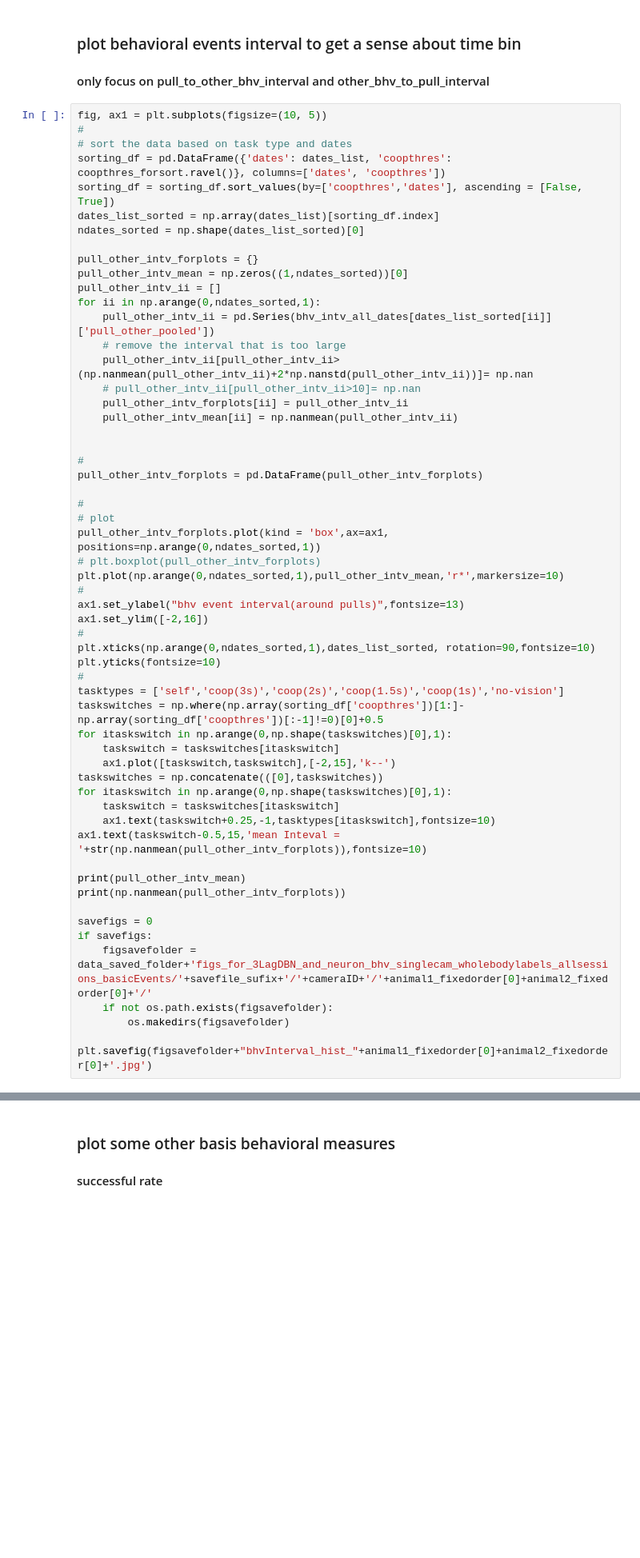
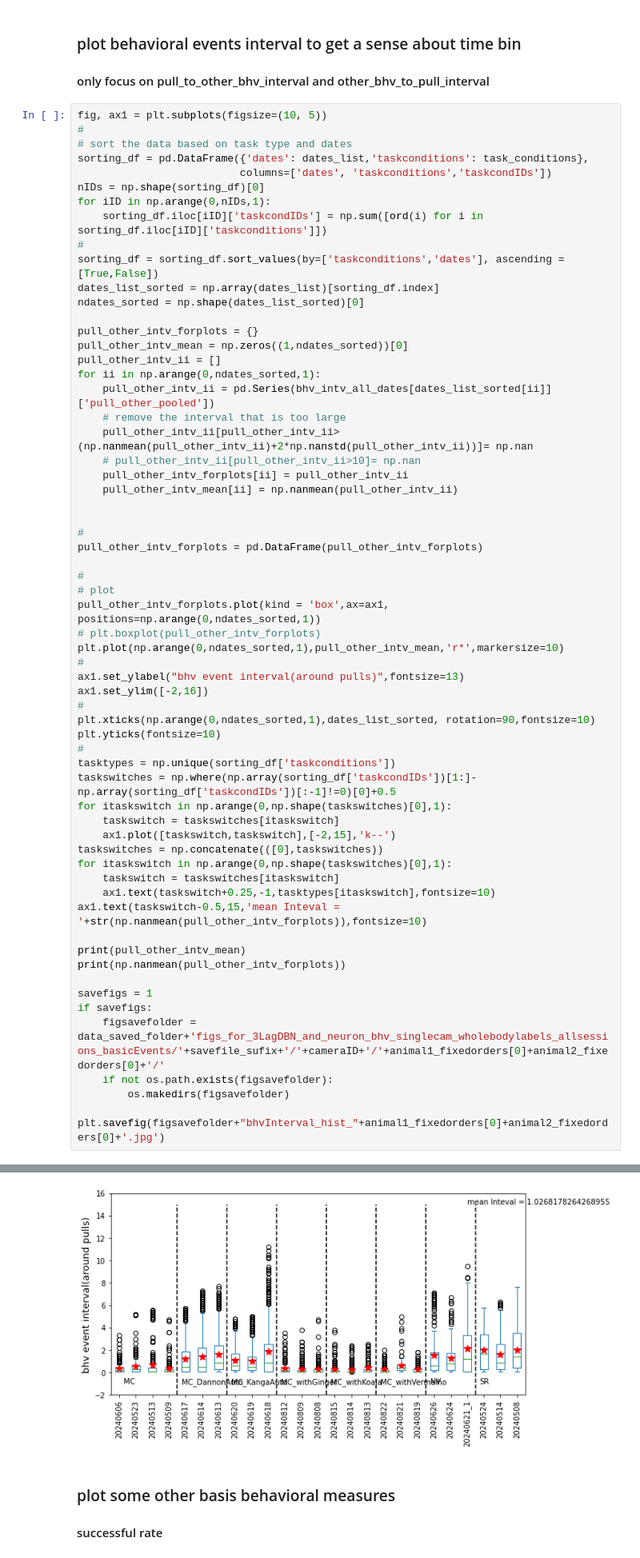
Before and after one commit to wilburshi/following_up_analysis, a Jupyter notebook: 3d_recontruction_analysis_self_and_coop_task_neural_analysis/3LagDBN_and_neuron_bhv_singlecam_wholebodylabels_allsessions_basicEvents.ipynb, the cells around one changed output, grey strips where cells are left out. Shown at 80% size. Cells and saved outputs as stored; diff of their text form; blank space fills up the shorter version.

```diff
--- a/3d_recontruction_analysis_self_and_coop_task_neural_analysis/3LagDBN_and_neuron_bhv_singlecam_wholebodylabels_allsessions_basicEvents.ipynb
+++ b/3d_recontruction_analysis_self_and_coop_task_neural_analysis/3LagDBN_and_neuron_bhv_singlecam_wholebodylabels_allsessions_basicEvents.ipynb
@@ -521,8 +908,13 @@ coopthres_forsort[coopthres_forsort==0] = 100 # get the cooperation threshold fo
 fig, ax1 = plt.subplots(figsize=(10, 5))
 #
 # sort the data based on task type and dates
-sorting_df = pd.DataFrame({'dates': dates_list, 'coopthres': coopthres_forsort.ravel()}, columns=['dates', 'coopthres'])
-sorting_df = sorting_df.sort_values(by=['coopthres','dates'], ascending = [False, True])
+sorting_df = pd.DataFrame({'dates': dates_list,'taskconditions': task_conditions},
+                          columns=['dates', 'taskconditions','taskcondIDs'])
+nIDs = np.shape(sorting_df)[0]
+for iID in np.arange(0,nIDs,1):
+    sorting_df.iloc[iID]['taskcondIDs'] = np.sum([ord(i) for i in sorting_df.iloc[iID]['taskconditions']])
+#
+sorting_df = sorting_df.sort_values(by=['taskconditions','dates'], ascending = [True,False])
 dates_list_sorted = np.array(dates_list)[sorting_df.index]
 ndates_sorted = np.shape(dates_list_sorted)[0]
 
@@ -553,8 +945,8 @@ ax1.set_ylim([-2,16])
 plt.xticks(np.arange(0,ndates_sorted,1),dates_list_sorted, rotation=90,fontsize=10)
 plt.yticks(fontsize=10)
 #
-tasktypes = ['self','coop(3s)','coop(2s)','coop(1.5s)','coop(1s)','no-vision']
-taskswitches = np.where(np.array(sorting_df['coopthres'])[1:]-np.array(sorting_df['coopthres'])[:-1]!=0)[0]+0.5
+tasktypes = np.unique(sorting_df['taskconditions'])
+taskswitches = np.where(np.array(sorting_df['taskcondIDs'])[1:]-np.array(sorting_df['taskcondIDs'])[:-1]!=0)[0]+0.5
 for itaskswitch in np.arange(0,np.shape(taskswitches)[0],1):
     taskswitch = taskswitches[itaskswitch]
     ax1.plot([taskswitch,taskswitch],[-2,15],'k--')
@@ -567,9 +959,10 @@ ax1.text(taskswitch-0.5,15,'mean Inteval = '+str(np.nanmean(pull_other_intv_forp
 print(pull_other_intv_mean)
 print(np.nanmean(pull_other_intv_forplots))
 
-savefigs = 0
+savefigs = 1
 if savefigs:
-    figsavefolder = data_saved_folder+'figs_for_3LagDBN_and_neuron_bhv_singlecam_wholebodylabels_allsessions_basicEvents/'+savefile_sufix+'/'+cameraID+'/'+animal1_fixedorder[0]+animal2_fixedorder[0]+'/'
+    figsavefolder = data_saved_folder+'figs_for_3LagDBN_and_neuron_bhv_singlecam_wholebodylabels_allsessions_basicEvents/'+savefile_sufix+'/'+cameraID+'/'+animal1_fixedorders[0]+animal2_fixedorders[0]+'/'
     if not os.path.exists(figsavefolder):
         os.makedirs(figsavefolder)
-    plt.savefig(figsavefolder+"bhvInterval_hist_"+animal1_fixedorder[0]+animal2_fixedorder[0]+'.jpg')
+    plt.savefig(figsavefolder+"bhvInterval_hist_"+animal1_fixedorders[0]+animal2_fixedorders[0]+'.jpg')
+# %% [output]
@@ -576,3 +975,4 @@ if savefigs:
+[figure, added]
 # %% [markdown]
 ### plot some other basis behavioral measures
 #### successful rate
```
Also changed, not shown: parts of 16 cells of this notebook, 29 other files.
